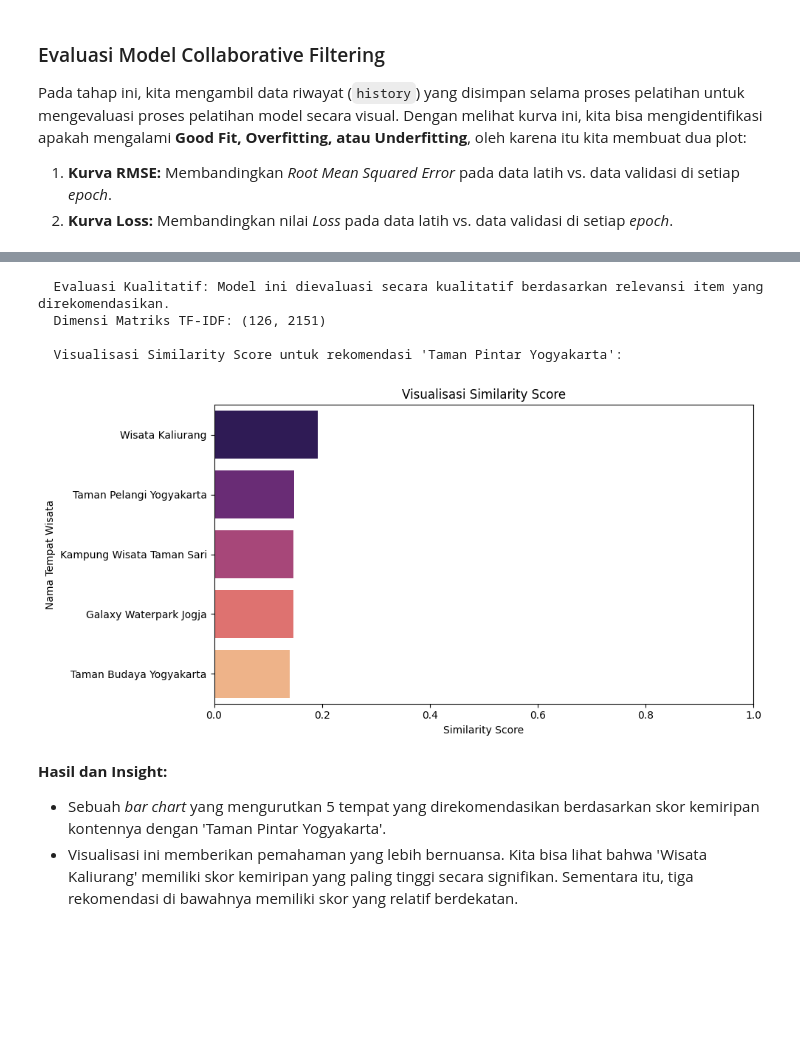
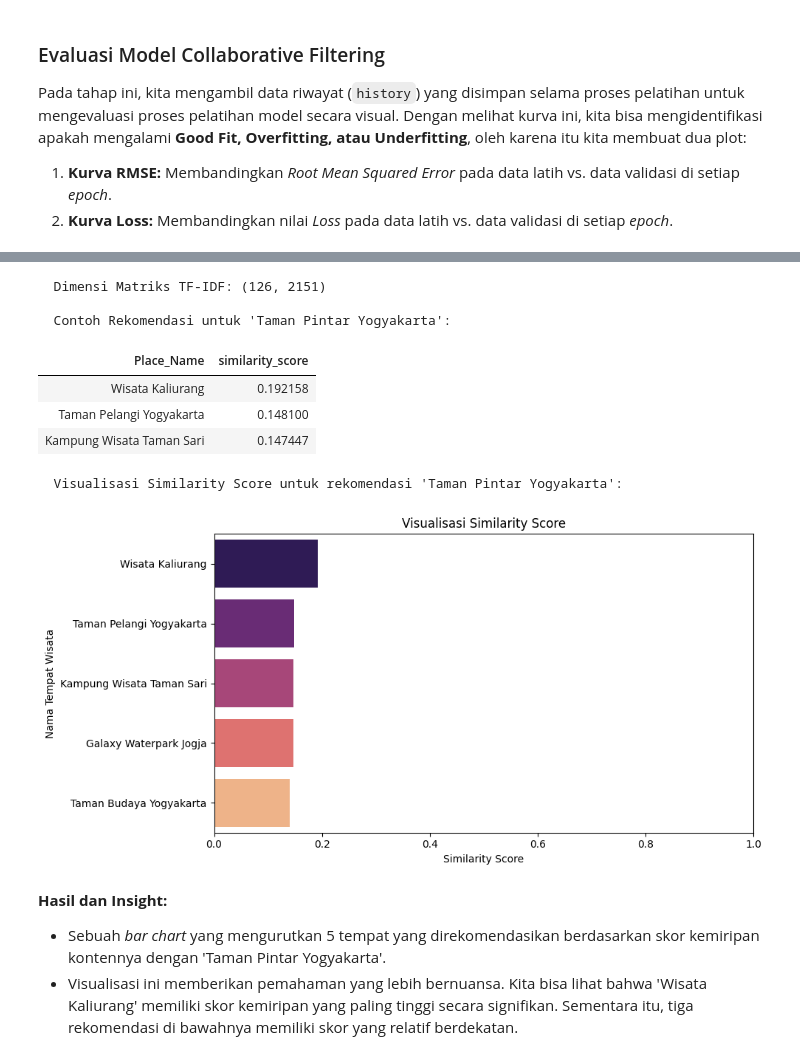
Before and after one commit to kuntinajma/Submission-Akhir-Machine-Learning-Terapan, a Jupyter notebook: notebook.ipynb, the cells around one changed output, grey strips where cells are left out. Cells and saved outputs as stored; diff of their text form; code cells hidden in the pictures; blank space fills up the shorter version.

```diff
--- a/notebook.ipynb
+++ b/notebook.ipynb
@@ -994,24 +1100,35 @@ Pada tahap ini, kita mengambil daftar 5 rekomendasi teratas yang telah dihasilka
 # %%
 if MODEL_CBF_SUCCESS:
-    print(f"  Evaluasi Kualitatif: Model ini dievaluasi secara kualitatif berdasarkan relevansi item yang direkomendasikan.")
     print(f"  Dimensi Matriks TF-IDF: {results.get('CBF_tfidf_matrix_shape', 'N/A')}")
     recs_cbf_df = results.get('CBF_example_recommendations', pd.DataFrame())
+
     if isinstance(recs_cbf_df, pd.DataFrame) and not recs_cbf_df.empty:
+        print(f"\n  Contoh Rekomendasi untuk '{results.get('CBF_sample_place_name', 'N/A')}':")
+        display(recs_cbf_df[['Place_Name', 'similarity_score']].head(3).style.hide(axis="index"))
+
+        # Visualisasi similarity score untuk hasil rekomendasi CBF
         print(f"\n  Visualisasi Similarity Score untuk rekomendasi '{results.get('CBF_sample_place_name', 'N/A')}':")
         plt.figure(figsize=(10, 5))
-        sns.barplot(x='similarity_score', y='Place_Name', data=recs_cbf_df, palette='magma')
-        plt.title(f"Visualisasi Similarity Score"); plt.xlabel('Similarity Score'); plt.ylabel('Nama Tempat Wisata'); plt.xlim(0, 1)
+        sns.barplot(x='similarity_score', y='Place_Name', data=recs_cbf_df.sort_values('similarity_score', ascending=False), palette='magma')
+        plt.title(f"Visualisasi Similarity Score")
+        plt.xlabel('Similarity Score')
+        plt.ylabel('Nama Tempat Wisata')
+        plt.xlim(0, 1) # Skor similaritas antara 0 dan 1
         plt.tight_layout()
         plt.show()
     else:
-        print(f"  Contoh Rekomendasi CBF: Tidak ada atau gagal.")
+        print(f"Contoh Rekomendasi CBF: Tidak ada atau gagal.")
 else:
-    print("  Model CBF tidak berhasil dilatih atau dievaluasi.")
+    print("Model CBF tidak berhasil dilatih atau dievaluasi.")
 # %% [output]
-  Evaluasi Kualitatif: Model ini dievaluasi secara kualitatif berdasarkan relevansi item yang direkomendasikan.
   Dimensi Matriks TF-IDF: (126, 2151)
 
-  Visualisasi Similarity Score untuk rekomendasi 'Taman Pintar Yogyakarta':
+  Contoh Rekomendasi untuk 'Taman Pintar Yogyakarta':
+| Place_Name | similarity_score |
+| Wisata Kaliurang | 0.192158 |
+| Taman Pelangi Yogyakarta | 0.148100 |
+| Kampung Wisata Taman Sari | 0.147447 |
+  Visualisasi Similarity Score untuk rekomendasi 'Taman Pintar Yogyakarta':
 [figure]
 # %% [markdown]
 **Hasil dan Insight:**
```
Also changed, not shown: parts of 10 cells of this notebook, 2 other files.
